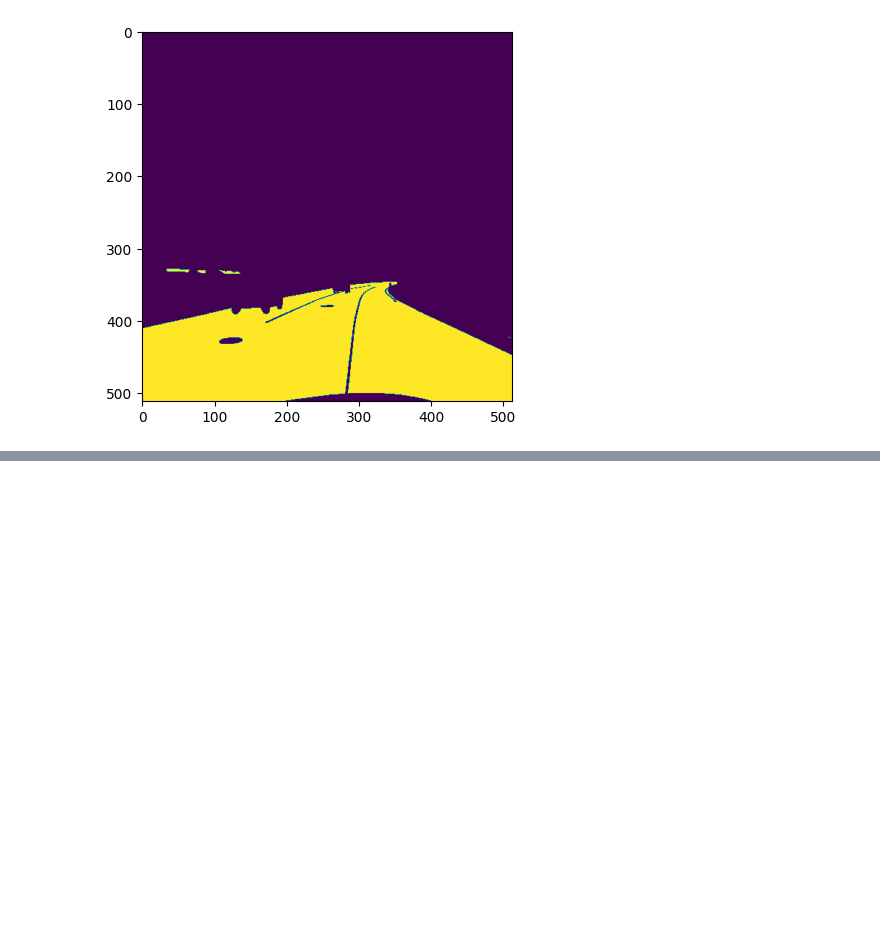
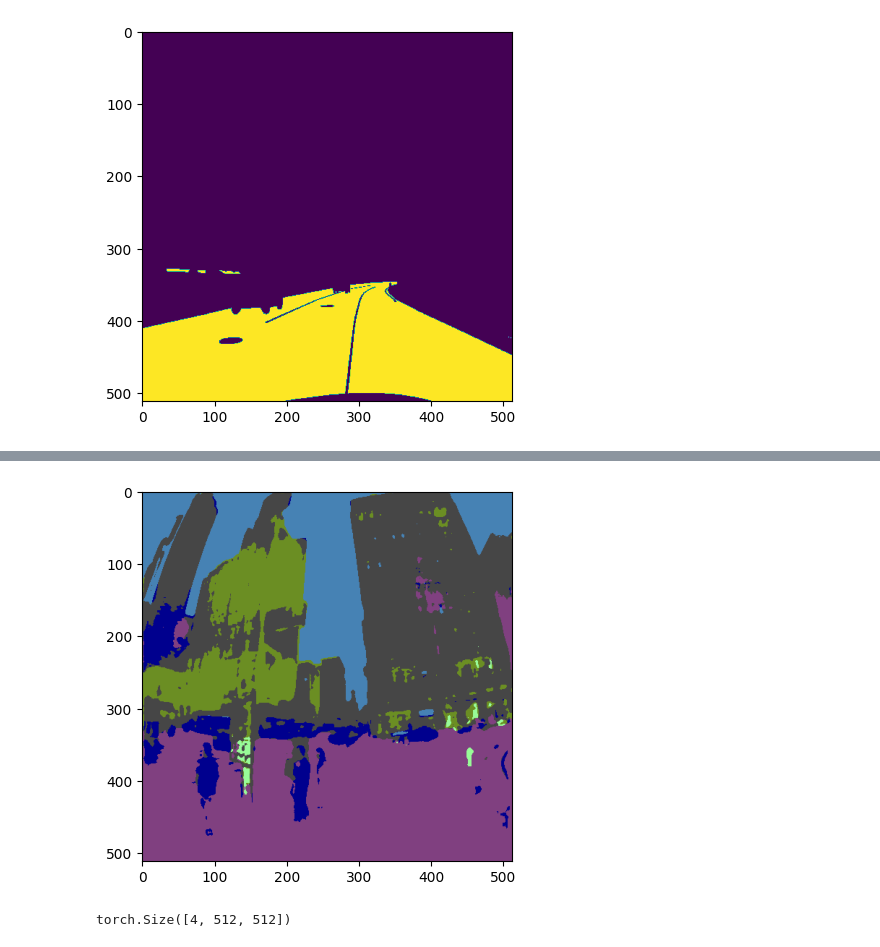
Before and after one commit to ObinnaUzoh/mapillary-semantic-segmentation, a Jupyter notebook: notebooks/visualize.ipynb, the cells around one changed output, grey strips where cells are left out. Saved outputs shown, nothing was run; the diff lists cells and outputs as text; code cells hidden in the pictures; blank space fills up the shorter version.

```diff
--- a/notebooks/visualize.ipynb
+++ b/notebooks/visualize.ipynb
@@ -113,0 +157,7 @@ for a in (image, mask[:, :, 21]):
+# %%
+with open(os.path.join(data_dir, 'config_v2.0.json')) as config_file:
+    config = json.load(config_file)
+# in this example we are only interested in the labels
+labels = config['labels']
+# %%
+colored_label_array = apply_color_map(masks, labels)
@@ -113,0 +168,5 @@ for a in (image, mask[:, :, 21]):
+# %%
+plt.imshow(colored_label_array)
+plt.show()
+# %% [output]
+[figure, added]
@@ -113,0 +175,4 @@ for a in (image, mask[:, :, 21]):
+# %%
+masks_true.shape
+# %% [output]
+torch.Size([4, 512, 512])
```
Also changed, not shown: parts of 19 cells of this notebook, 1 other file.
